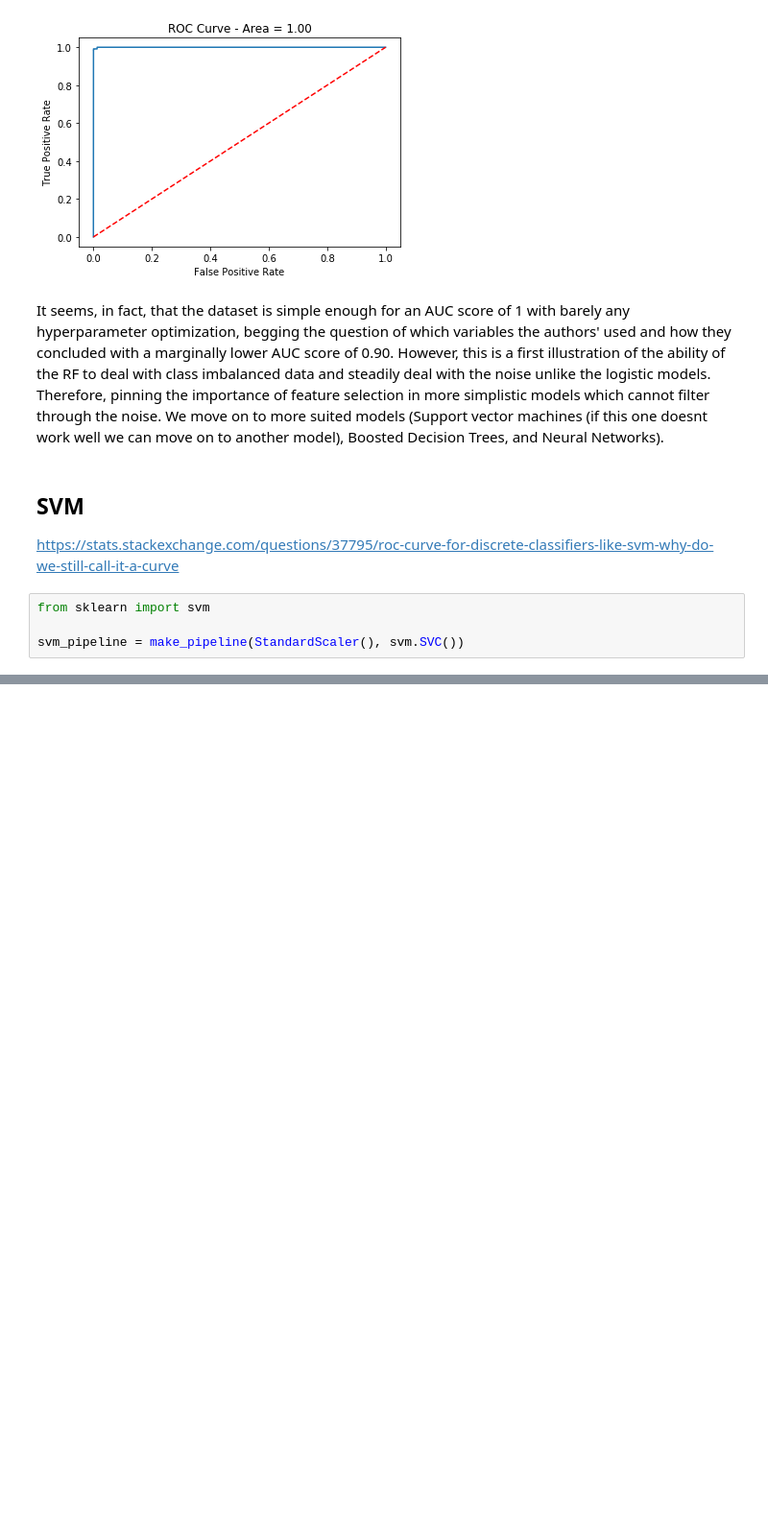
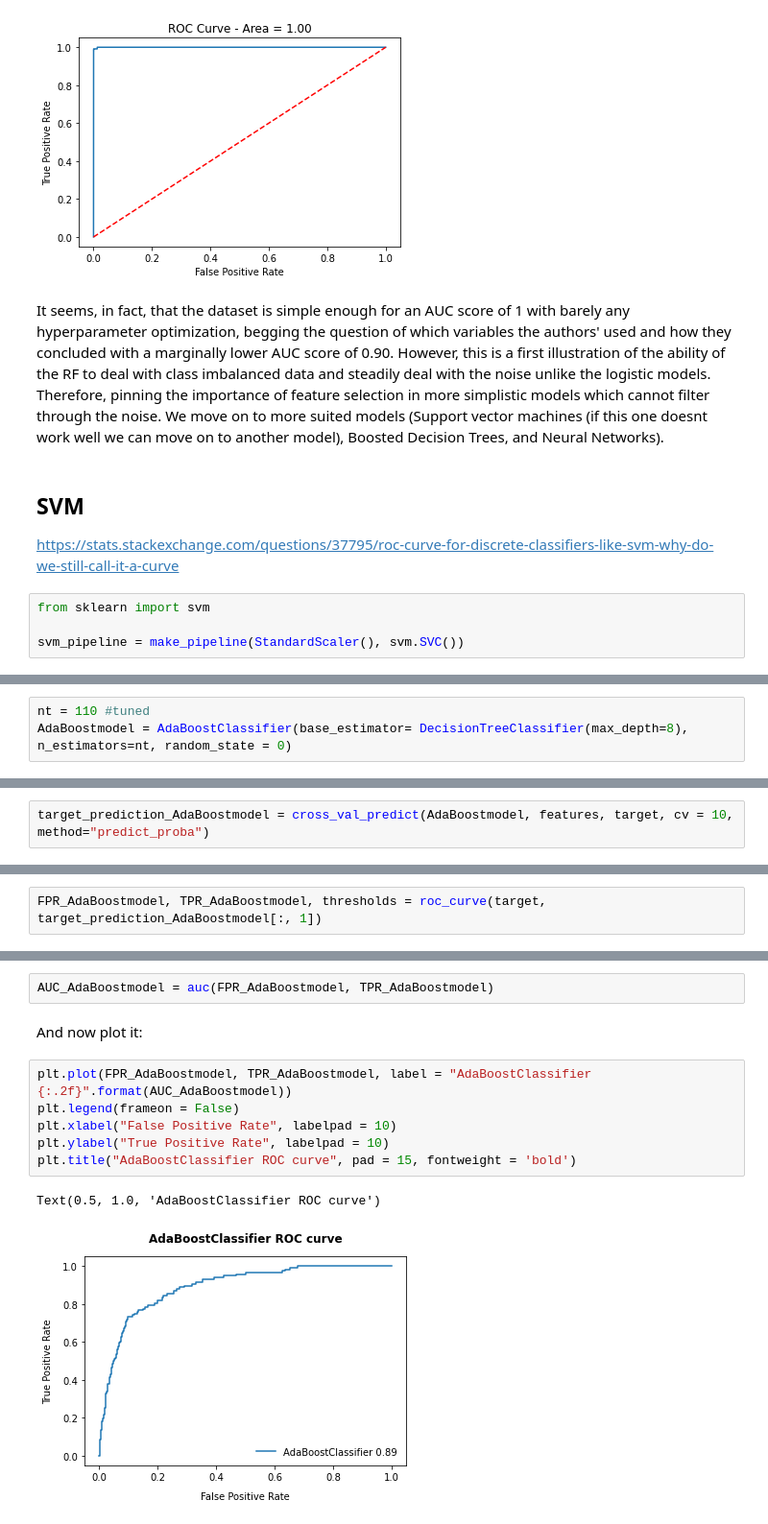
Before and after one commit to epfl-ada/ada-2020-project-milestone-p3-p3_klr, a Jupyter notebook: Creative_Extension.ipynb, the cells around one changed output, grey strips where cells are left out. Shown: that part at 96% size. Saved outputs shown, nothing was run; the diff lists cells and outputs as text; blank space fills up the shorter version.

```diff
--- a/Creative_Extension.ipynb
+++ b/Creative_Extension.ipynb
@@ -177,0 +376,3 @@ svm_pipeline = make_pipeline(StandardScaler(), svm.SVC())
+# %%
+nt = 110 #tuned
+AdaBoostmodel = AdaBoostClassifier(base_estimator= DecisionTreeClassifier(max_depth=8), n_estimators=nt, random_state = 0)
@@ -177,0 +381,2 @@ svm_pipeline = make_pipeline(StandardScaler(), svm.SVC())
+# %%
+target_prediction_AdaBoostmodel = cross_val_predict(AdaBoostmodel, features, target, cv = 10, method="predict_proba")
@@ -177,0 +385,2 @@ svm_pipeline = make_pipeline(StandardScaler(), svm.SVC())
+# %%
+FPR_AdaBoostmodel, TPR_AdaBoostmodel, thresholds = roc_curve(target, target_prediction_AdaBoostmodel[:, 1])
@@ -177,0 +389,13 @@ svm_pipeline = make_pipeline(StandardScaler(), svm.SVC())
+# %%
+AUC_AdaBoostmodel = auc(FPR_AdaBoostmodel, TPR_AdaBoostmodel)
+# %% [markdown]
+And now plot it:
+# %%
+plt.plot(FPR_AdaBoostmodel, TPR_AdaBoostmodel, label = "AdaBoostClassifier {:.2f}".format(AUC_AdaBoostmodel))
+plt.legend(frameon = False)
+plt.xlabel("False Positive Rate", labelpad = 10)
+plt.ylabel("True Positive Rate", labelpad = 10)
+plt.title("AdaBoostClassifier ROC curve", pad = 15, fontweight = 'bold')
+# %% [output]
+Text(0.5, 1.0, 'AdaBoostClassifier ROC curve')
+[figure, added]
```
Also changed, not shown: parts of 31 cells of this notebook.
